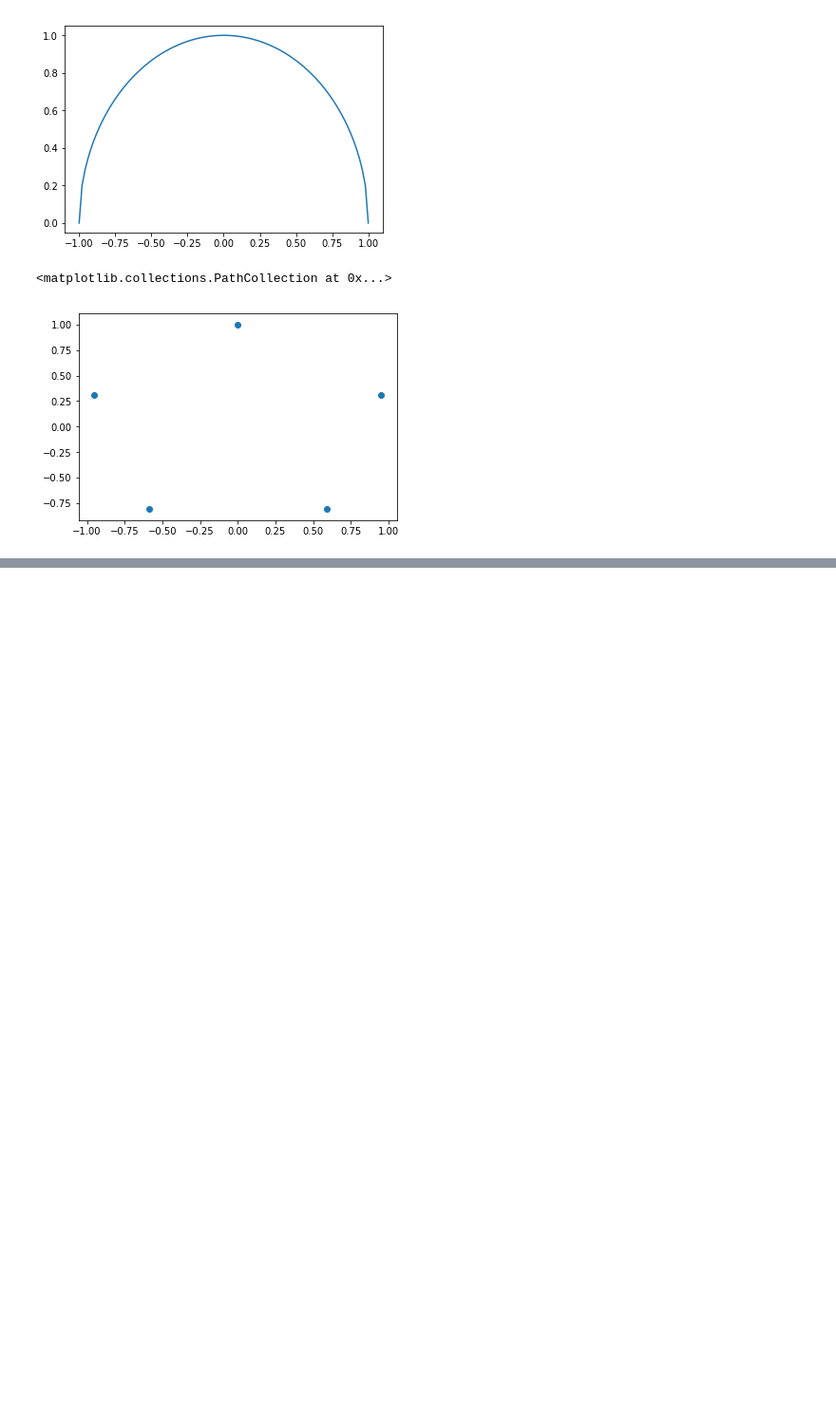
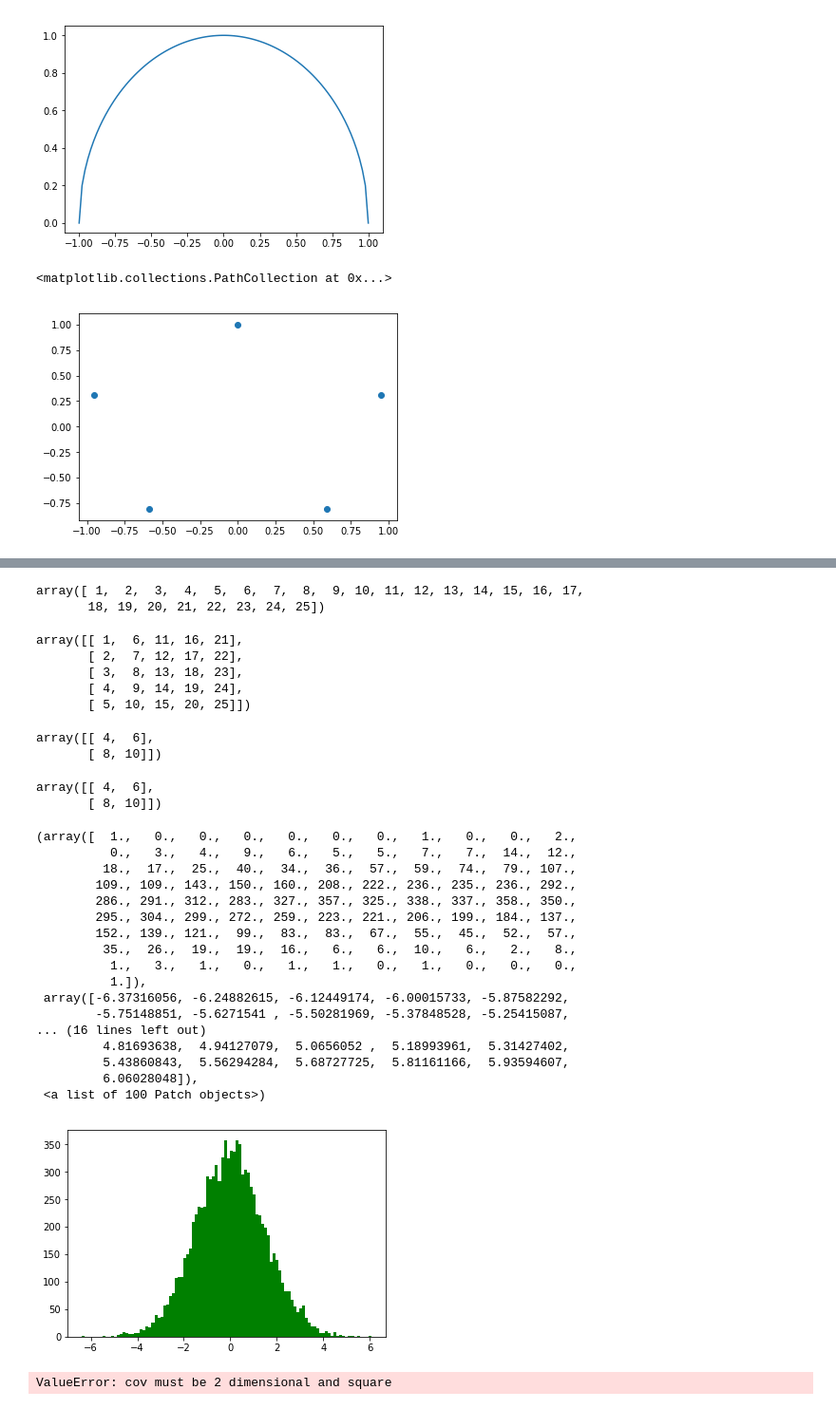
Before and after one commit to kktennis/Data-analysis, a Jupyter notebook: Practice.ipynb, the cells around one changed output, grey strips where cells are left out. Shown: that part at 95% size. Saved outputs shown, nothing was run; the diff lists cells and outputs as text; code cells hidden in the pictures; blank space fills up the shorter version.

```diff
--- a/Practice.ipynb
+++ b/Practice.ipynb
@@ -190,0 +274,54 @@ plt.scatter(x,y)
+# %%
+x = np.arange(1,26)
+x
+# %% [output]
+array([ 1,  2,  3,  4,  5,  6,  7,  8,  9, 10, 11, 12, 13, 14, 15, 16, 17,
+       18, 19, 20, 21, 22, 23, 24, 25])
+# %%
+np.reshape(x,(5,5)).T
+# %% [output]
+array([[ 1,  6, 11, 16, 21],
+       [ 2,  7, 12, 17, 22],
+       [ 3,  8, 13, 18, 23],
+       [ 4,  9, 14, 19, 24],
+       [ 5, 10, 15, 20, 25]])
+# %%
+def double(ar):
+    return np.array(ar) *2
+double(m)
+# %% [output]
+array([[ 4,  6],
+       [ 8, 10]])
+# %%
+double(np.array(m).tolist())
+# %% [output]
+array([[ 4,  6],
+       [ 8, 10]])
+# %%
+a = np.random.normal(0,1.5,10000)
+# %%
+plt.hist(a,bins = 100,histtype = "bar", color = "g")
+# %% [output]
+(array([  1.,   0.,   0.,   0.,   0.,   0.,   0.,   1.,   0.,   0.,   2.,
+          0.,   3.,   4.,   9.,   6.,   5.,   5.,   7.,   7.,  14.,  12.,
+         18.,  17.,  25.,  40.,  34.,  36.,  57.,  59.,  74.,  79., 107.,
+        109., 109., 143., 150., 160., 208., 222., 236., 235., 236., 292.,
+        286., 291., 312., 283., 327., 357., 325., 338., 337., 358., 350.,
+        295., 304., 299., 272., 259., 223., 221., 206., 199., 184., 137.,
+        152., 139., 121.,  99.,  83.,  83.,  67.,  55.,  45.,  52.,  57.,
+         35.,  26.,  19.,  19.,  16.,   6.,   6.,  10.,   6.,   2.,   8.,
+          1.,   3.,   1.,   0.,   1.,   1.,   0.,   1.,   0.,   0.,   0.,
+          1.]),
+ array([-6.37316056, -6.24882615, -6.12449174, -6.00015733, -5.87582292,
+        -5.75148851, -5.6271541 , -5.50281969, -5.37848528, -5.25415087,
+... (16 lines left out)
+         4.81693638,  4.94127079,  5.0656052 ,  5.18993961,  5.31427402,
+         5.43860843,  5.56294284,  5.68727725,  5.81161166,  5.93594607,
+         6.06028048]),
+ <a list of 100 Patch objects>)
+[figure, added]
+# %%
+m = np.random.multivariate_normal([20,10],-1,1000)
+m
+# %% [output]
+ValueError: cov must be 2 dimensional and square
```
Also changed, not shown: parts of 14 cells of this notebook.
